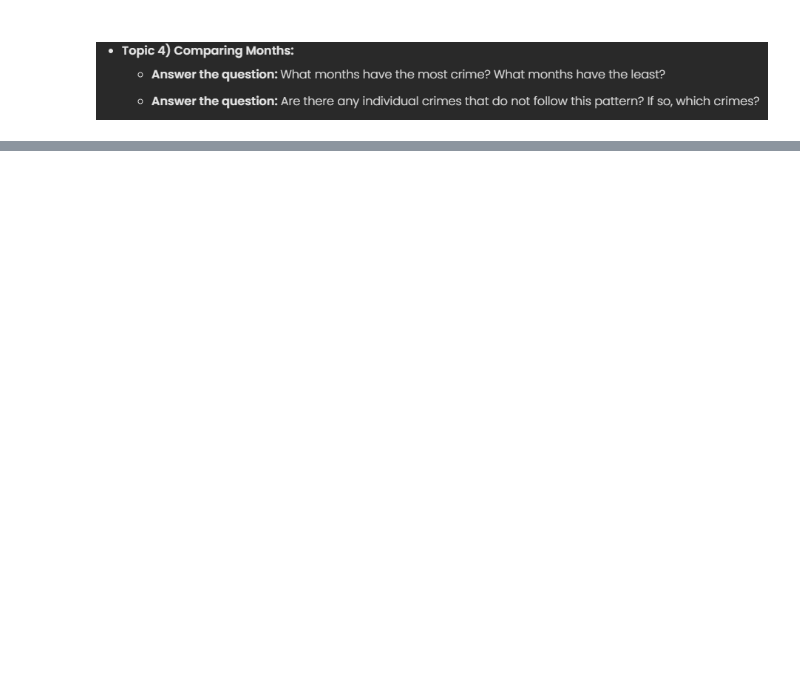
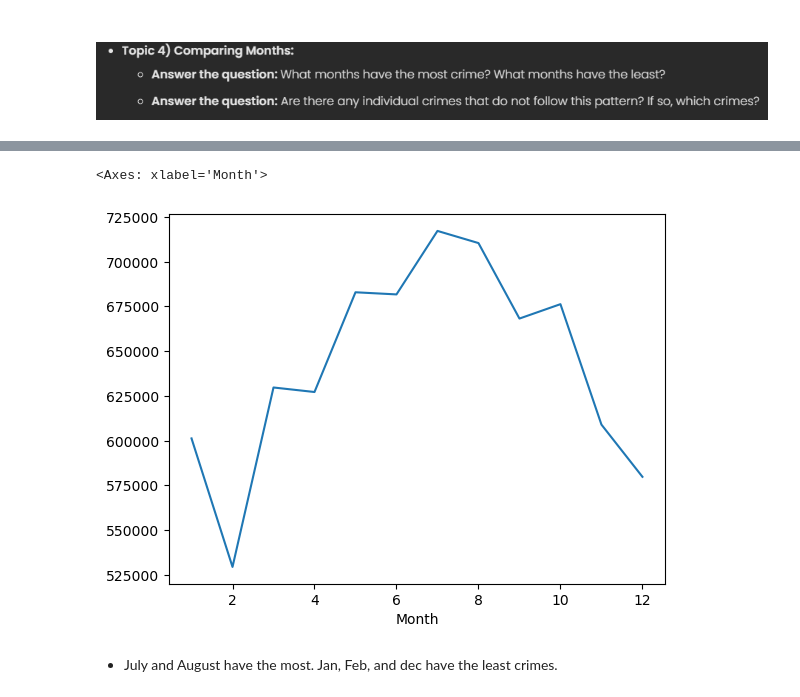
Before and after one commit to lrnrdr/Project-3-Part-1-Core, a Jupyter notebook: Project 3 Part 1.ipynb, the cells around one changed output, grey strips where cells are left out. Saved outputs shown, nothing was run; the diff lists cells and outputs as text; code cells hidden in the pictures; blank space fills up the shorter version.

```diff
--- a/Project 3 Part 1.ipynb
+++ b/Project 3 Part 1.ipynb
@@ -226,0 +228,6 @@ NameError: name 'max_y_value' is not defined
+# %%
+# added month as column
+# made sepearate copy of df
+Q3 = df.copy()
+Q3['Month'] = df.index.month
+Q3.head()
@@ -226,0 +242,7 @@ NameError: name 'max_y_value' is not defined
+# %%
+Q3.groupby('Month').size().plot()
+# %% [output]
+<Axes: xlabel='Month'>
+[figure, added]
+# %% [markdown]
+- July and August have the most.   Jan, Feb, and dec have the least crimes.
```
Also changed, not shown: parts of 9 cells of this notebook.
